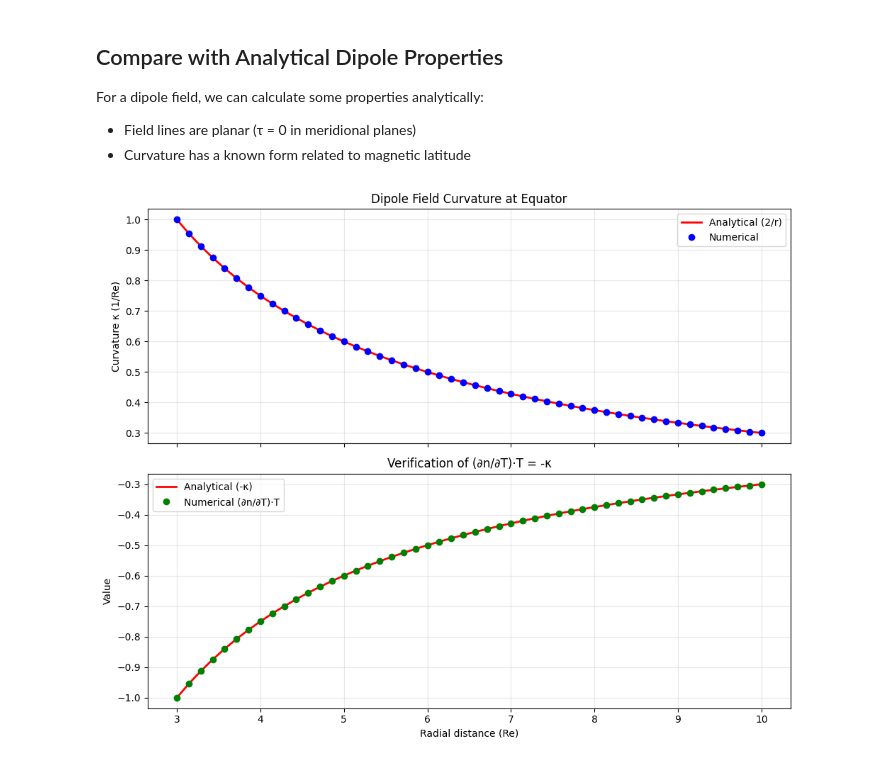
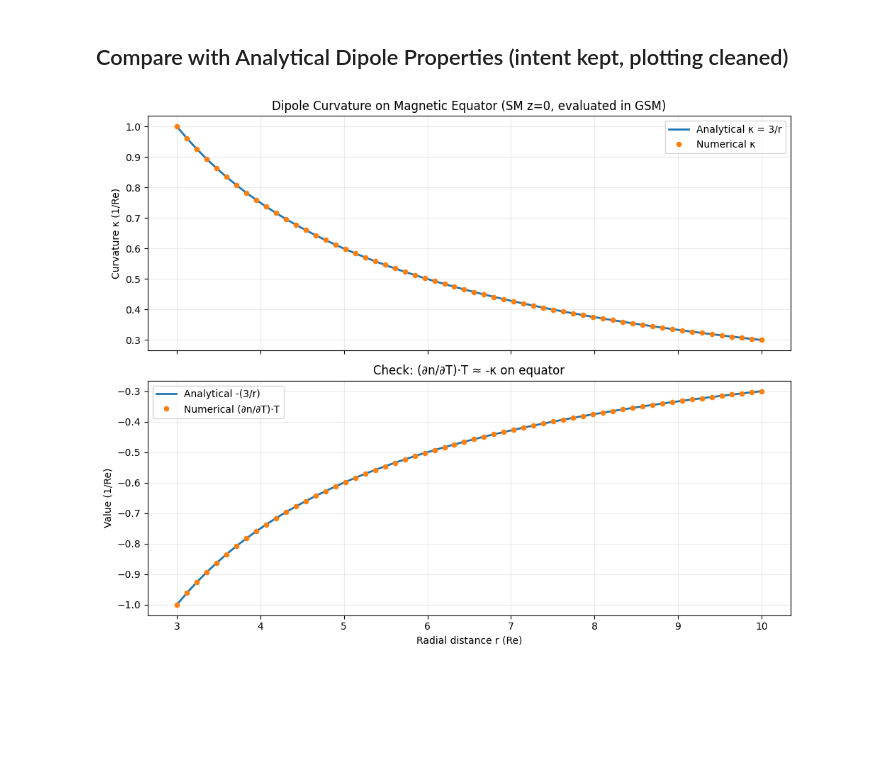
Before and after one commit to Butadiene/Mageometry, a Jupyter notebook: examples/notebooks/13_dipole_field_directional_derivatives.ipynb, the cells around one changed output. Drawn from its saved outputs; the diff is of its cells as text; code cells hidden in the pictures; blank space fills up the shorter version.

```diff
--- a/examples/notebooks/13_dipole_field_directional_derivatives.ipynb
+++ b/examples/notebooks/13_dipole_field_directional_derivatives.ipynb
@@ -696,70 +748,58 @@ db_db_T_check        = 5.74e-05
-# %% [markdown]
-## Compare with Analytical Dipole Properties
-
-For a dipole field, we can calculate some properties analytically:
-- Field lines are planar (τ = 0 in meridional planes)
-- Curvature has a known form related to magnetic latitude
+# %% [markdown]
+ ## Compare with Analytical Dipole Properties (intent kept, plotting cleaned)
 # %%
-# Analytical comparison for dipole field
-# Select points along the equator for simplicity
-r_eq = np.linspace(3, 10, 50)
+# Along the (magnetic) equator in SM: z_sm=0, y_sm=0, x_sm=-r
+# Analytical curvature at equator for dipole field line: κ = 3 / r  (since r = L at λ=0)
+
+r_eq = np.linspace(3, 10, 60)
 x_eq_sm = -r_eq
 y_eq_sm = np.zeros_like(r_eq)
 z_eq_sm = np.zeros_like(r_eq)
 
-import geopack
+# SM -> GSM
+x_eq_gsm, y_eq_gsm, z_eq_gsm = smgsm_vectorized(x_eq_sm, y_eq_sm, z_eq_sm, j=+1)
 
-x_eq, y_eq, z_eq = geopack.smgsm_vectorized(x_eq_sm, y_eq_sm, z_eq_sm, 1)
+# Compute derivatives and curvature numerically (use same machinery)
+derivatives_eqline = field_line_directional_derivatives_vectorized(
+    dipole_field_wrapper, None, ps, x_eq_gsm, y_eq_gsm, z_eq_gsm, delta=1e-5
+)
+curv_num, tors_num = get_curvature_torsion_from_derivatives(derivatives_eqline)
 
-# Calculate numerical values
-curv_numerical = field_line_curvature_vectorized(
-    dipole_field_wrapper, None, ps, x_eq, y_eq, z_eq
-)
+curv_ana = 3.0 / r_eq
+dn_dT_T_eq = derivatives_eqline["dn_dT_T"]  # should be ~ -κ
 
-# For a dipole at the equator, curvature κ = 3/r
-curv_analytical = 3.0 / r_eq
-
-# Calculate derivatives
-derivatives_eq = field_line_directional_derivatives_vectorized(
-    dipole_field_wrapper, None, ps, x_eq, y_eq, z_eq
-)
-dn_dT_T_eq = derivatives_eq['dn_dT_T']  # This should equal -κ
-
-# Plot comparison
 fig, axes = plt.subplots(2, 1, figsize=(10, 8), sharex=True)
 
-# Curvature comparison
 ax = axes[0]
-ax.plot(r_eq, curv_analytical, 'r-', linewidth=2, label='Analytical (2/r)')
-ax.plot(r_eq, curv_numerical, 'bo', markersize=6, label='Numerical')
-ax.set_ylabel('Curvature κ (1/Re)')
-ax.set_title('Dipole Field Curvature at Equator')
+ax.plot(r_eq, curv_ana, linewidth=2, label="Analytical κ = 3/r")
+ax.plot(r_eq, curv_num, marker='o', linestyle='None', markersize=4.5, label="Numerical κ")
+ax.set_ylabel("Curvature κ (1/Re)")
+ax.set_title("Dipole Curvature on Magnetic Equator (SM z=0, evaluated in GSM)")
+ax.grid(True, alpha=0.25)
 ax.legend()
-ax.grid(True, alpha=0.3)
 
-# Check (∂n/∂T)·T = -κ
 ax = axes[1]
-ax.plot(r_eq, -curv_analytical, 'r-', linewidth=2, label='Analytical (-κ)')
-ax.plot(r_eq, dn_dT_T_eq, 'go', markersize=6, label='Numerical (∂n/∂T)·T')
-ax.set_xlabel('Radial distance (Re)')
-ax.set_ylabel('Value')
-ax.set_title('Verification of (∂n/∂T)·T = -κ')
+ax.plot(r_eq, -curv_ana, linewidth=2, label="Analytical -(3/r)")
+ax.plot(r_eq, dn_dT_T_eq, marker='o', linestyle='None', markersize=4.5, label="Numerical (∂n/∂T)·T")
+ax.set_xlabel("Radial distance r (Re)")
+ax.set_ylabel("Value (1/Re)")
+ax.set_title("Check: (∂n/∂T)·T ≈ -κ on equator")
+ax.grid(True, alpha=0.25)
 ax.legend()
-ax.grid(True, alpha=0.3)
 
 plt.tight_layout()
 plt.show()
 
 # Quantitative comparison
-curv_error = np.abs(curv_numerical - curv_analytical) / curv_analytical
-relation_error = np.abs(dn_dT_T_eq + curv_numerical) / curv_numerical
+curv_rel_err = np.abs(curv_num - curv_ana) / curv_ana
+relation_rel_err = np.abs(dn_dT_T_eq + curv_num) / np.maximum(np.abs(curv_num), 1e-30)
 
 print("Analytical vs Numerical Comparison:")
-print("=" * 50)
-print(f"Maximum relative error in curvature: {np.max(curv_error)*100:.2f}%")
-print(f"Mean relative error in curvature: {np.mean(curv_error)*100:.2f}%")
-print(f"\nMaximum error in (∂n/∂T)·T = -κ relation: {np.max(relation_error)*100:.2f}%")
-print(f"Mean error in (∂n/∂T)·T = -κ relation: {np.mean(relation_error)*100:.2f}%")
+print("=" * 60)
+print(f"Max relative error in κ:        {np.nanmax(curv_rel_err)*100:.2f}%")
+print(f"Mean relative error in κ:       {np.nanmean(curv_rel_err)*100:.2f}%")
+print(f"Max relative error in -κ check: {np.nanmax(relation_rel_err)*100:.2f}%")
+print(f"Mean error in -κ check:         {np.nanmean(relation_rel_err)*100:.2f}%")
 # %% [output]
-[figure, old version]
+[figure, new version]
 Analytical vs Numerical Comparison:
```
Also changed, not shown: parts of 25 cells of this notebook, 3 other files.
